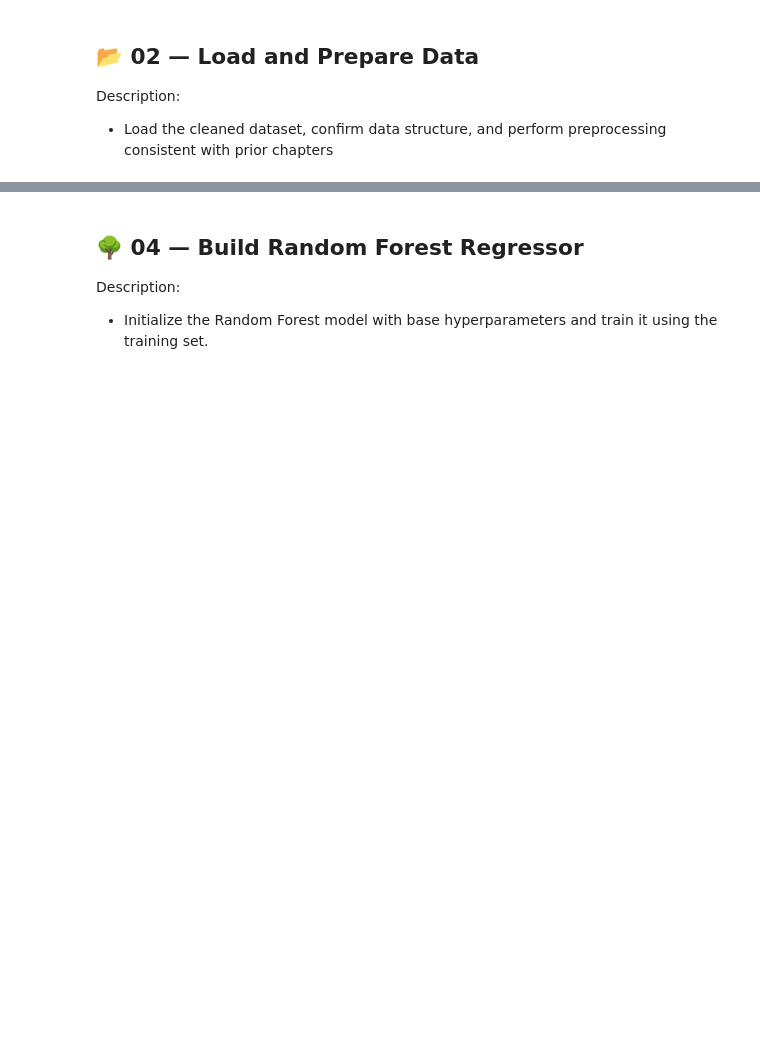
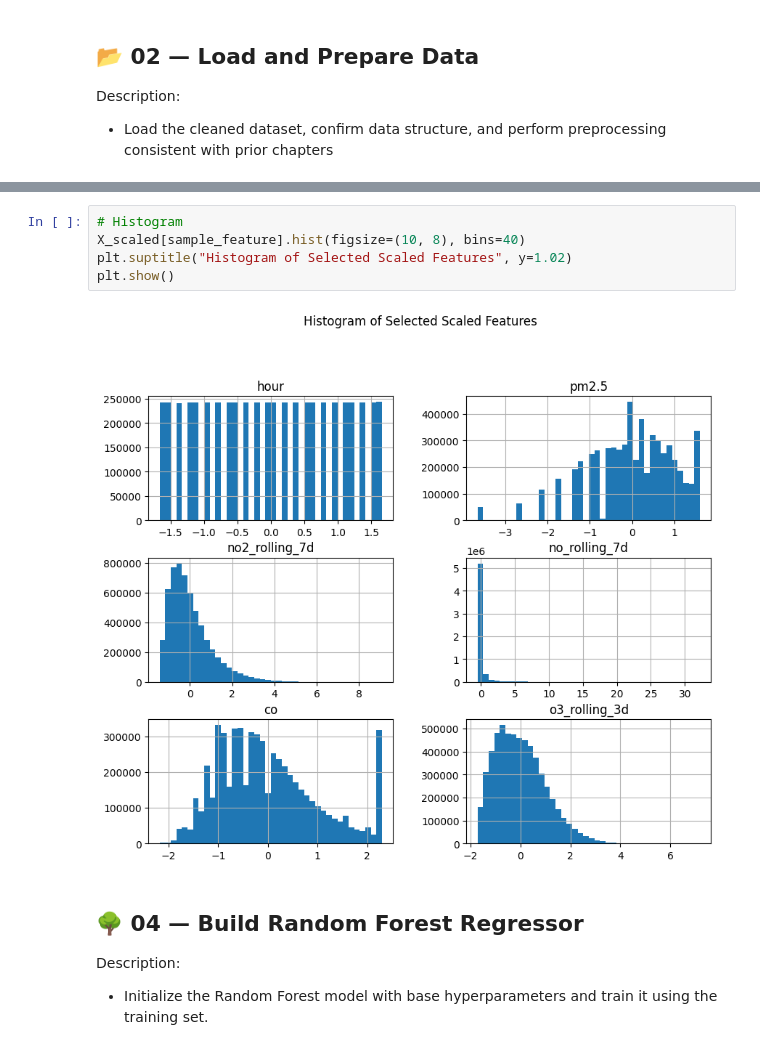
Before and after one commit to chgwyellow/air_pollution_analysis, a Jupyter notebook: notebook/04_nonlinear_modeling.ipynb, the cells around one changed output, grey strips where cells are left out. Saved outputs shown, nothing was run; the diff lists cells and outputs as text; blank space fills up the shorter version.

```diff
--- a/notebook/04_nonlinear_modeling.ipynb
+++ b/notebook/04_nonlinear_modeling.ipynb
@@ -23,3 +222,10 @@ Description:
+# %%
+# Histogram
+X_scaled[sample_feature].hist(figsize=(10, 8), bins=40)
+plt.suptitle("Histogram of Selected Scaled Features", y=1.02)
+plt.show()
+# %% [output]
+[figure, added]
 # %% [markdown]
 ## 🌳 04 — Build Random Forest Regressor
 
```
Also changed, not shown: parts of 19 cells of this notebook, 1 other file.
